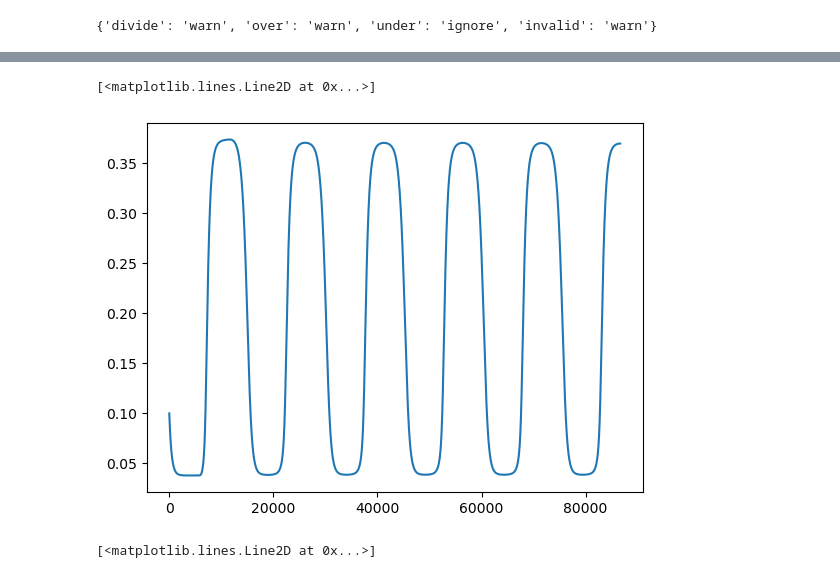
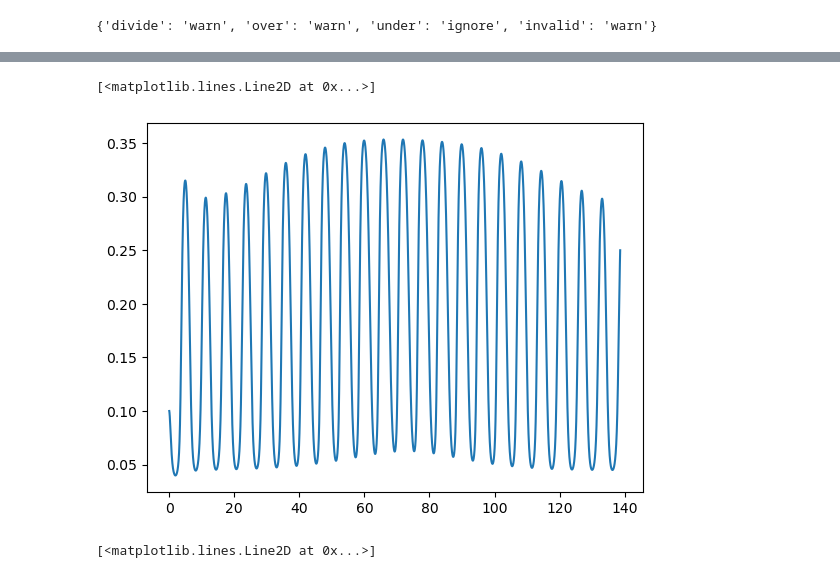
Before and after one commit to JakobSchauser/PhD, a Jupyter notebook: courses/PMD/P2P/recreate_walker.ipynb, the cells around one changed output, grey strips where cells are left out. Cells and saved outputs as stored; diff of their text form; code cells hidden in the pictures.

```diff
--- a/courses/PMD/P2P/recreate_walker.ipynb
+++ b/courses/PMD/P2P/recreate_walker.ipynb
@@ -11,7 +11,7 @@ np.seterr(all='print')
 # write equations
 p2, p3, p4, p5, p6 = 15, 7.2, 0.05, 0.11, 2.9
 
-stepsize = 0.0008
+stepsize = 0.0005
 
 tau = int(1.5/stepsize)
 
@@ -25,13 +25,15 @@ def dodt(r, o, a_array):
 def dadt(r, o, a_array, p1):
     return p1/(1+p2*r*o) - p3*a_array[-1]
 
-N_steps = int(138.6294/2 / stepsize + 1)
+N_steps = int(138.6294 / stepsize + 1)
 
 
 time_array = np.arange(0, N_steps*stepsize, stepsize)
 
+
+
 initial_r = 0.1
-initial_o = 0.1
+initial_o = 1.
 a_array = np.zeros(tau+1)
 
 
@@ -47,8 +49,12 @@ r, o = initial_r, initial_o
 rs = []
 os = []
 
-p1 = np.array(26 + np.sin(2*np.pi/138.6294*time_array))
+# p1 = np.array(20 + 10*np.sin(2*np.pi/138.6294*time_array))
 
+def gaussian(x, mean, std):
+    return np.exp(-((x - mean) ** 2) / (2 * std ** 2))
+
+p1 = gaussian(time_array, 35*2, 12*2) * 20 + 18
 for i in range(N_steps):
     r, o, a_array = step(r, o, a_array, p1[i])
     # if there are nans
@@ -71,9 +104,12 @@ np.float64(0.08203916692787341)
 # %%
-plt.plot(rs)
+# plt.plot(time_array,(p1-28)/10.)
+plt.plot(time_array,rs)
+# plt.plot(time_array,os)
+# plt.plot(time_array,a_array[tau+1:])
 # plt.plot(os)
 # %% [output]
 [<matplotlib.lines.Line2D at 0x...>]
-[figure, old version]
+[figure, new version]
 # %%
 plt.plot(os)
 # %% [output]
```
Also changed, not shown: parts of 3 cells of this notebook.
